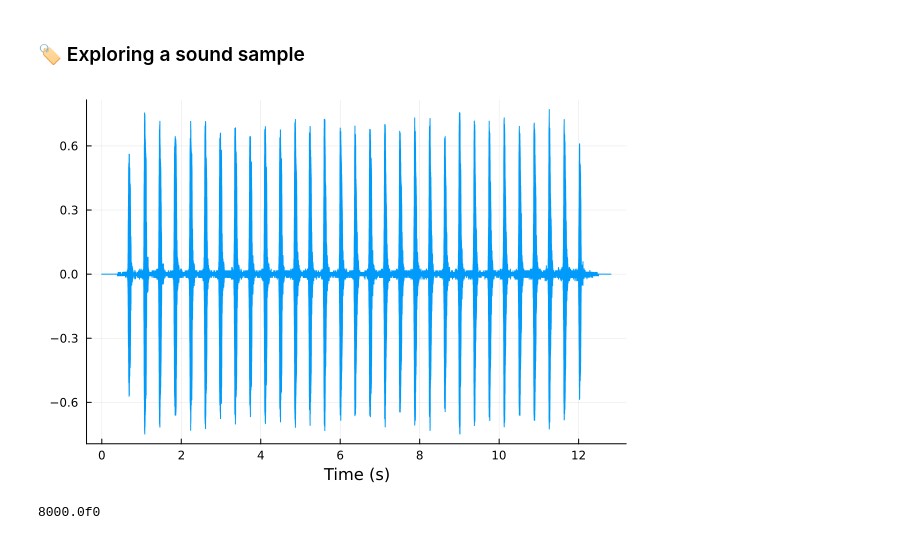
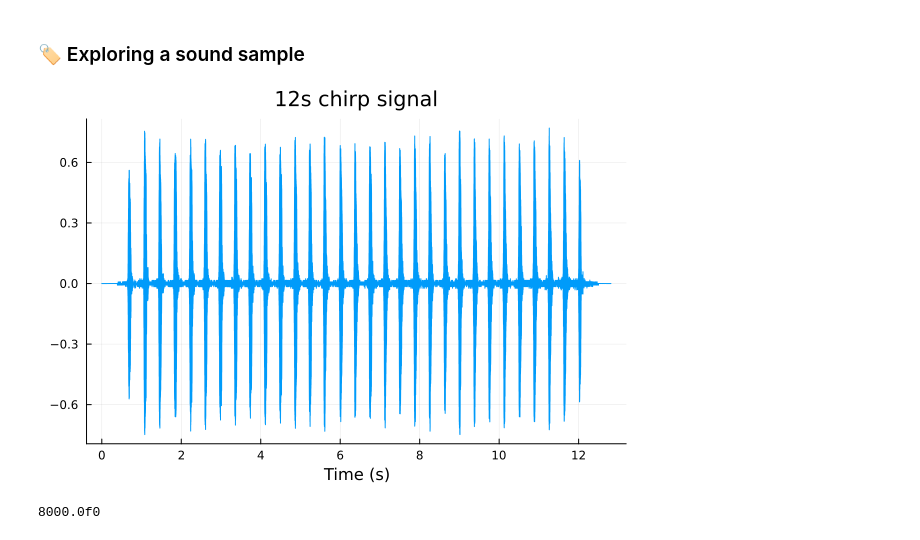
Before and after one commit to setrar/SSP, a Jupyter notebook: Homeworks/tp1/signal.ipynb, the cells around one changed output. Cells and saved outputs as stored; diff of their text form; code cells hidden in the pictures.

```diff
--- a/Homeworks/tp1/signal.ipynb
+++ b/Homeworks/tp1/signal.ipynb
@@ -7,9 +7,9 @@ using SignalAnalysis, SignalAnalysis.Units, Plots
 # %%
 cfpo = signal("data/cfpo1.wav");
 # %%
-plot(cfpo)
+plot(cfpo, title = "12s chirp signal")
 # %% [output]
-[figure, old version]
+[figure, new version]
 # %%
 framerate(cfpo)
 # %% [output]
```
Also changed, not shown: parts of 4 cells of this notebook.
